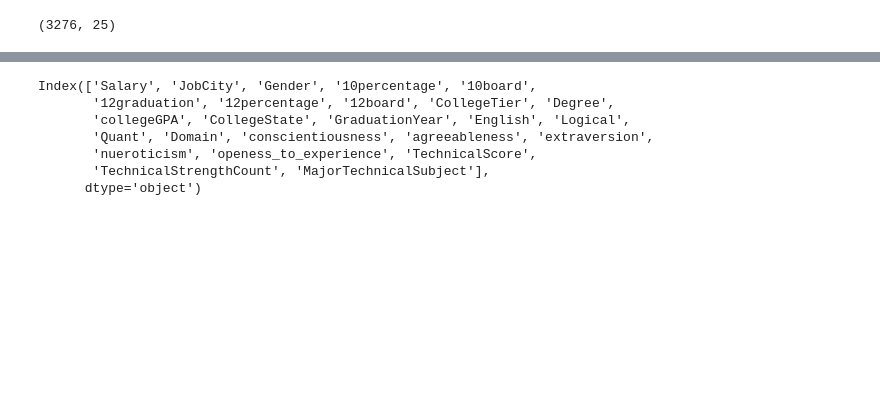
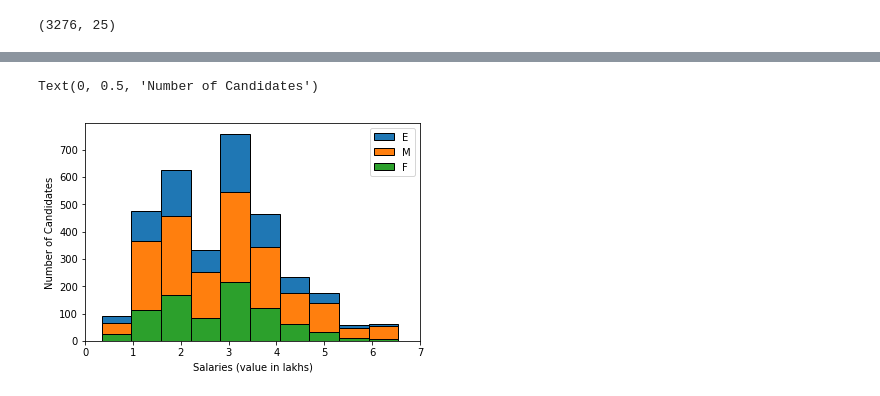
Before and after one commit to yashipro13/Predict-the-Package, a Jupyter notebook: amcat.ipynb, the cells around one changed output, grey strips where cells are left out. Saved outputs shown, nothing was run; the diff lists cells and outputs as text; code cells hidden in the pictures; blank space fills up the shorter version.

```diff
--- a/amcat.ipynb
+++ b/amcat.ipynb
@@ -218,12 +248,14 @@ employment_stats.shape
 # %%
 employment_stats = employment_stats[employment_stats["Degree"] != "M.Sc. (Tech.)"]
-# %%
-employment_stats.columns
-# %% [output]
-Index(['Salary', 'JobCity', 'Gender', '10percentage', '10board',
-       '12graduation', '12percentage', '12board', 'CollegeTier', 'Degree',
-       'collegeGPA', 'CollegeState', 'GraduationYear', 'English', 'Logical',
-       'Quant', 'Domain', 'conscientiousness', 'agreeableness', 'extraversion',
-       'nueroticism', 'openess_to_experience', 'TechnicalScore',
-       'TechnicalStrengthCount', 'MajorTechnicalSubject'],
-      dtype='object')
+# %%
+plt.hist(salaries, edgecolor = "black")
+plt.hist(male_salary, edgecolor = "black")
+plt.hist(female_salary, edgecolor = "black")
+plt.legend("EMF")
+plt.xlabel("Salaries (value in lakhs)")
+locs, labels = plt.xticks()
+plt.xticks(locs, [int(i//100000) for i in locs])
+plt.ylabel("Number of Candidates")
+# %% [output]
+Text(0, 0.5, 'Number of Candidates')
+[figure, added]
```
Also changed, not shown: parts of 12 cells of this notebook.
